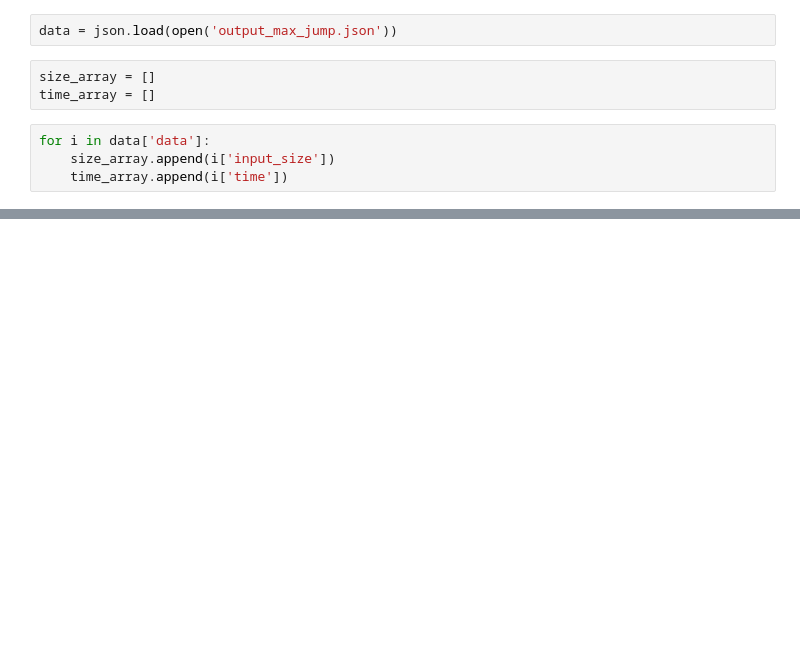
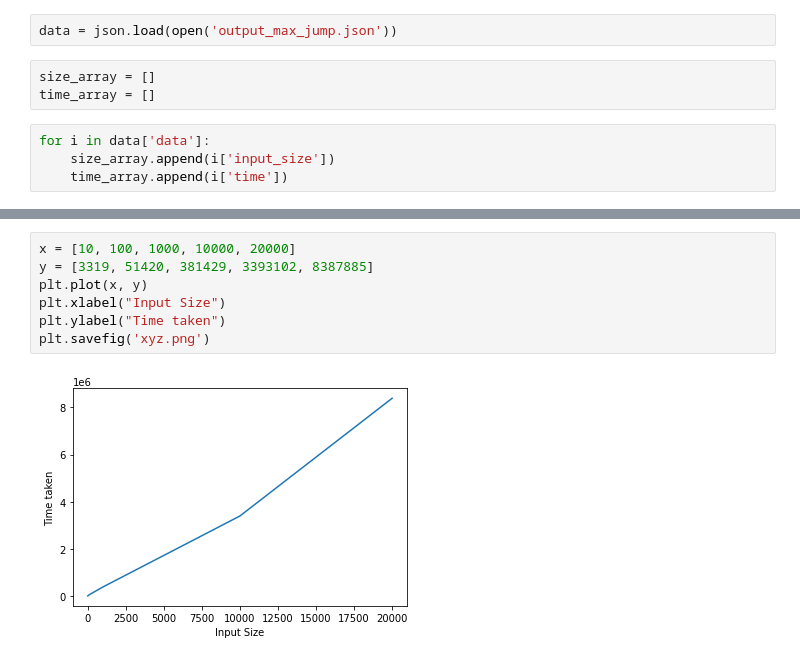
Before and after one commit to manishsencha/DAA_Assignments, a Jupyter notebook: Assignment_3/Graph_Plotter.ipynb, the cells around one changed output, grey strips where cells are left out. Drawn from its saved outputs; the diff is of its cells as text; blank space fills up the shorter version.

```diff
--- a/Assignment_3/Graph_Plotter.ipynb
+++ b/Assignment_3/Graph_Plotter.ipynb
@@ -91,0 +100,9 @@ plt.show()
+# %%
+x = [10, 100, 1000, 10000, 20000]
+y = [3319, 51420, 381429, 3393102, 8387885]
+plt.plot(x, y)
+plt.xlabel("Input Size")
+plt.ylabel("Time taken")
+plt.savefig('xyz.png')
+# %% [output]
+[figure, added]
```
Also changed, not shown: parts of 8 cells of this notebook, 26 other files.
